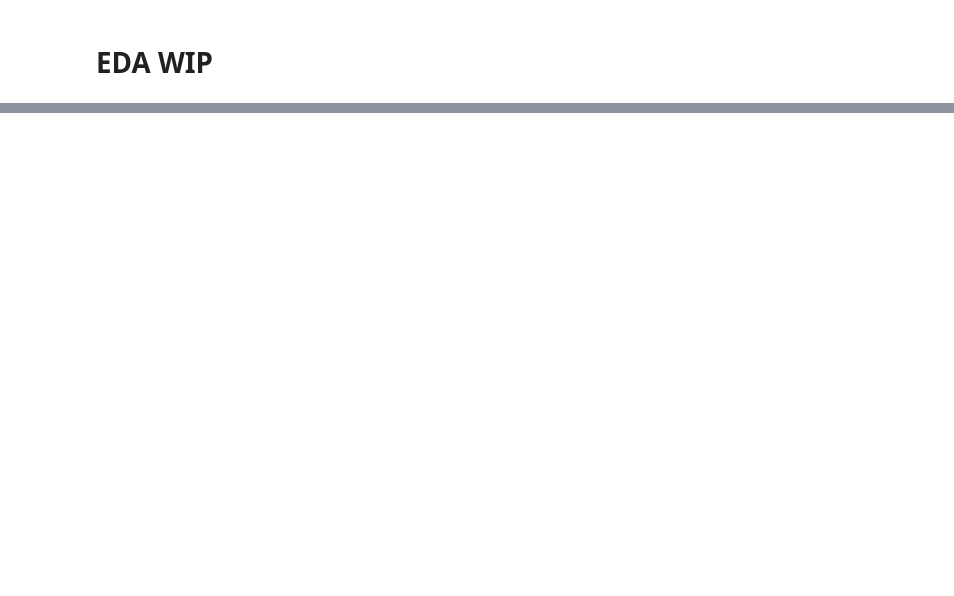
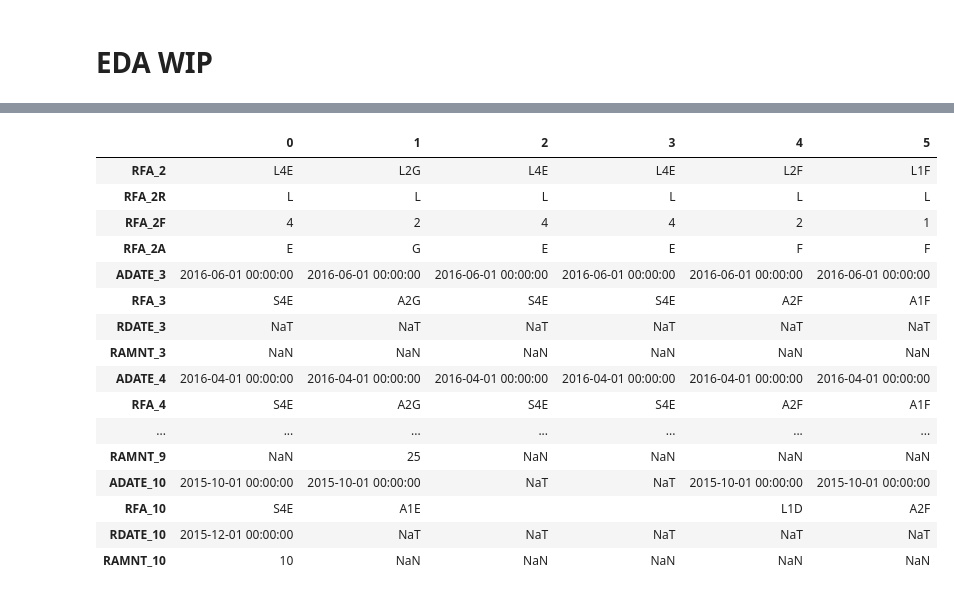
Before and after one commit to fredericosantos/ims_DM_Project, a Jupyter notebook: fs_initial_eda.ipynb, the cells around one changed output, grey strips where cells are left out. Drawn from its saved outputs; the diff is of its cells as text; code cells hidden in the pictures; blank space fills up the shorter version.

```diff
--- a/fs_initial_eda.ipynb
+++ b/fs_initial_eda.ipynb
@@ -197,3 +241,23 @@ df.head()
+# %%
+df.loc[:5, "RFA_2":"RAMNT_10"].T
+# %% [output]
+|  | 0 | 1 | 2 | 3 | 4 | 5 |
+| RFA_2 | L4E | L2G | L4E | L4E | L2F | L1F |
+| RFA_2R | L | L | L | L | L | L |
+| RFA_2F | 4 | 2 | 4 | 4 | 2 | 1 |
+| RFA_2A | E | G | E | E | F | F |
+| ADATE_3 | 2016-06-01 00:00:00 | 2016-06-01 00:00:00 | 2016-06-01 00:00:00 | 2016-06-01 00:00:00 | 2016-06-01 00:00:00 | 2016-06-01 00:00:00 |
+| RFA_3 | S4E | A2G | S4E | S4E | A2F | A1F |
+| RDATE_3 | NaT | NaT | NaT | NaT | NaT | NaT |
+| RAMNT_3 | NaN | NaN | NaN | NaN | NaN | NaN |
+| ADATE_4 | 2016-04-01 00:00:00 | 2016-04-01 00:00:00 | 2016-04-01 00:00:00 | 2016-04-01 00:00:00 | 2016-04-01 00:00:00 | 2016-04-01 00:00:00 |
+| RFA_4 | S4E | A2G | S4E | S4E | A2F | A1F |
+| ... | ... | ... | ... | ... | ... | ... |
+| RAMNT_9 | NaN | 25 | NaN | NaN | NaN | NaN |
+| ADATE_10 | 2015-10-01 00:00:00 | 2015-10-01 00:00:00 | NaT | NaT | 2015-10-01 00:00:00 | 2015-10-01 00:00:00 |
+| RFA_10 | S4E | A1E |  |  | L1D | A2F |
+| RDATE_10 | 2015-12-01 00:00:00 | NaT | NaT | NaT | NaT | NaT |
+| RAMNT_10 | 10 | NaN | NaN | NaN | NaN | NaN |
 # %%
 # Drop entries where
 # df[df.ODATEDW < df.DOB]
```
Also changed, not shown: parts of 31 cells of this notebook, 5 other files.
